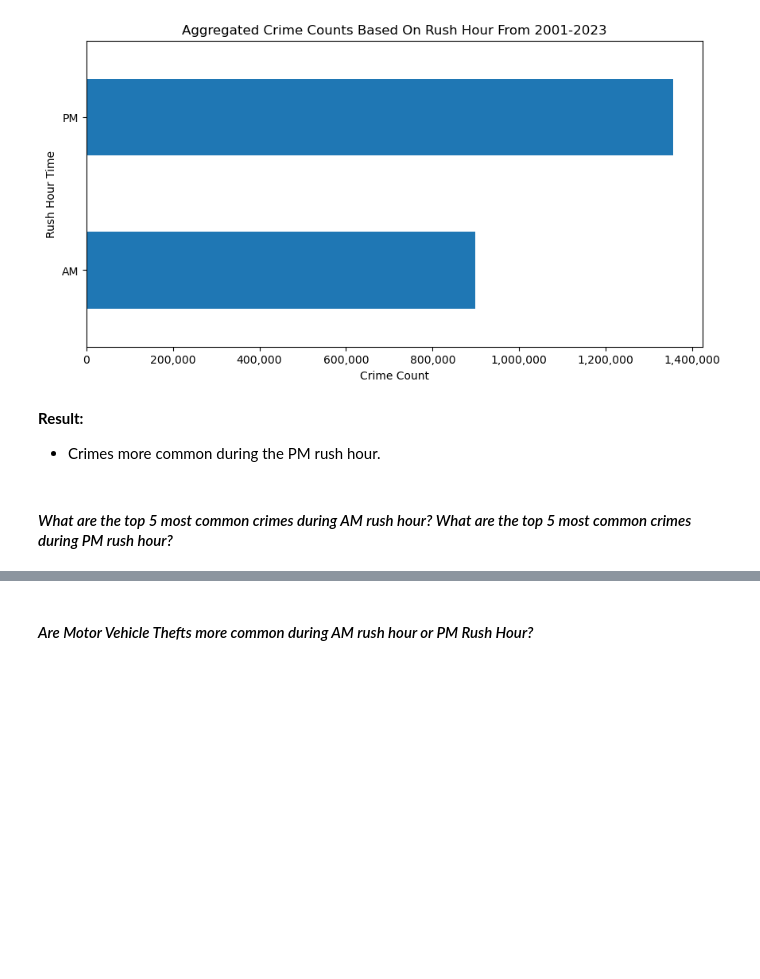
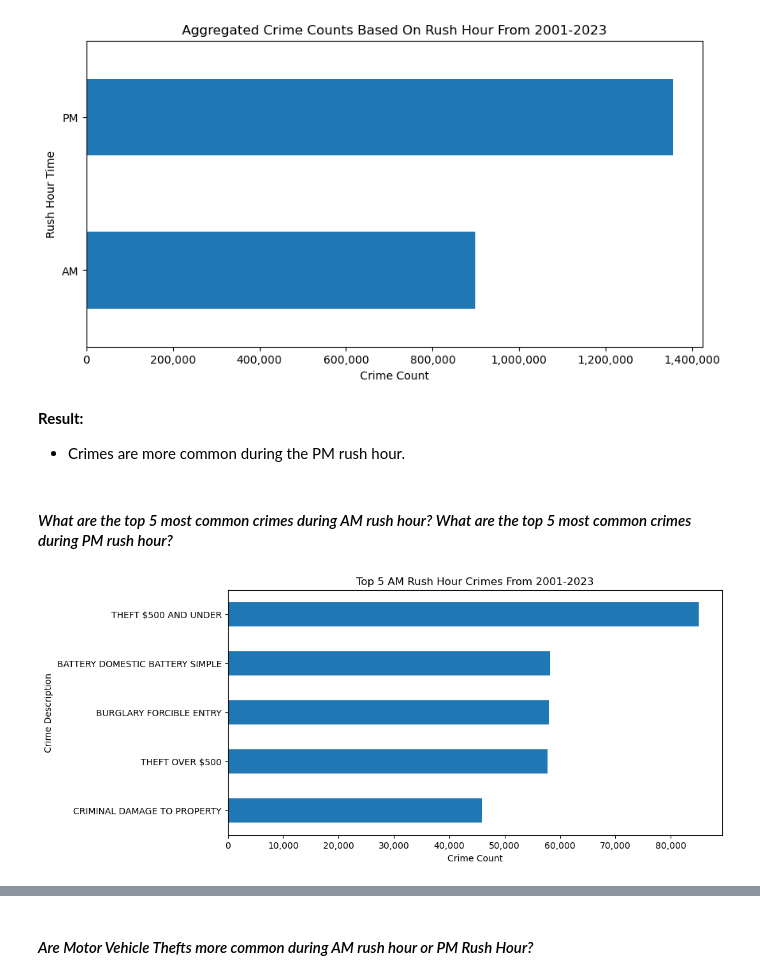
Before and after one commit to john-a-dixon/chicago-crime-time-series, a Jupyter notebook: chicago-crime-time-series.ipynb, the cells around one changed output, grey strips where cells are left out. Drawn from its saved outputs; the diff is of its cells as text; code cells hidden in the pictures; blank space fills up the shorter version.

```diff
--- a/chicago-crime-time-series.ipynb
+++ b/chicago-crime-time-series.ipynb
@@ -18,6 +19,8 @@ import seaborn as sns
 crime_files = sorted(glob.glob("./Data/Chicago/*.csv"))
 # Create one DataFrame from all the files
 original_df = pd.concat([pd.read_csv(crime_file) for crime_file in crime_files])
+# Add a full crime description
+original_df["Full Crime"] = original_df["Primary Type"] + " " + original_df["Description"]
 # Verify it worked
 original_df
 # %% [output]
@@ -195,6 +192,20 @@ ax.xaxis.set_major_formatter(crime_cnt_format)
 [figure]
 # %% [markdown]
 **Result:**
-- Crimes more common during the PM rush hour.
+- Crimes are more common during the PM rush hour.
 # %% [markdown]
 #### _What are the top 5 most common crimes during AM rush hour? What are the top 5 most common crimes during PM rush hour?_
+# %%
+# Create the plot
+ax = am_rush_df["Full Crime"].value_counts().sort_values(ascending=True).tail().plot(kind="barh", figsize=(10, 5))
+
+# Format the title and labels
+ax.set_title("Top 5 AM Rush Hour Crimes From 2001-2023")
+ax.set_xlabel("Crime Count")
+ax.set_ylabel("Crime Description")
+
+# Format the x-tick labels
+crime_cnt_format = mticks.StrMethodFormatter("{x:,.0f}")
+ax.xaxis.set_major_formatter(crime_cnt_format);
+# %% [output]
+[figure, added]
```
Also changed, not shown: parts of 9 cells of this notebook.
